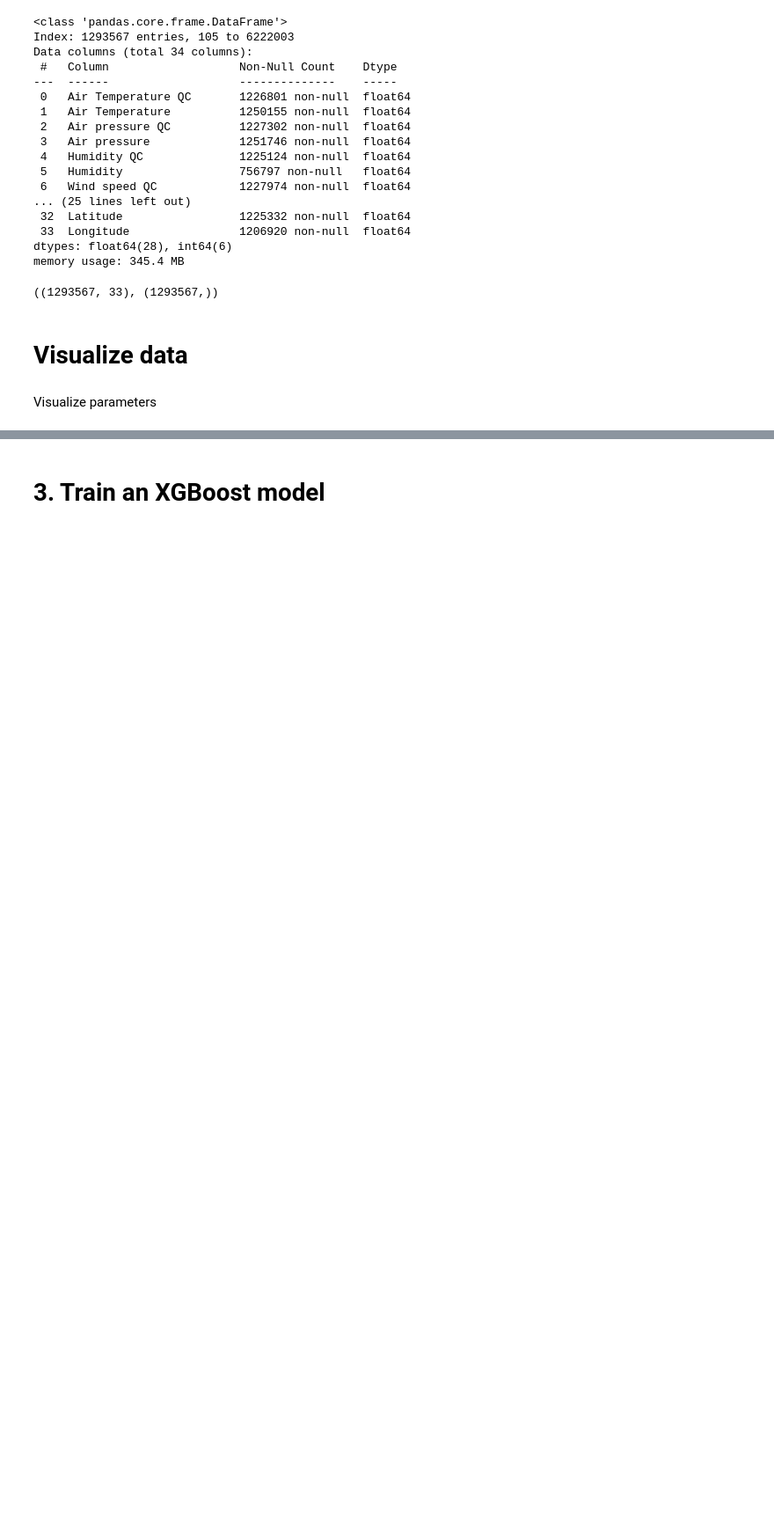
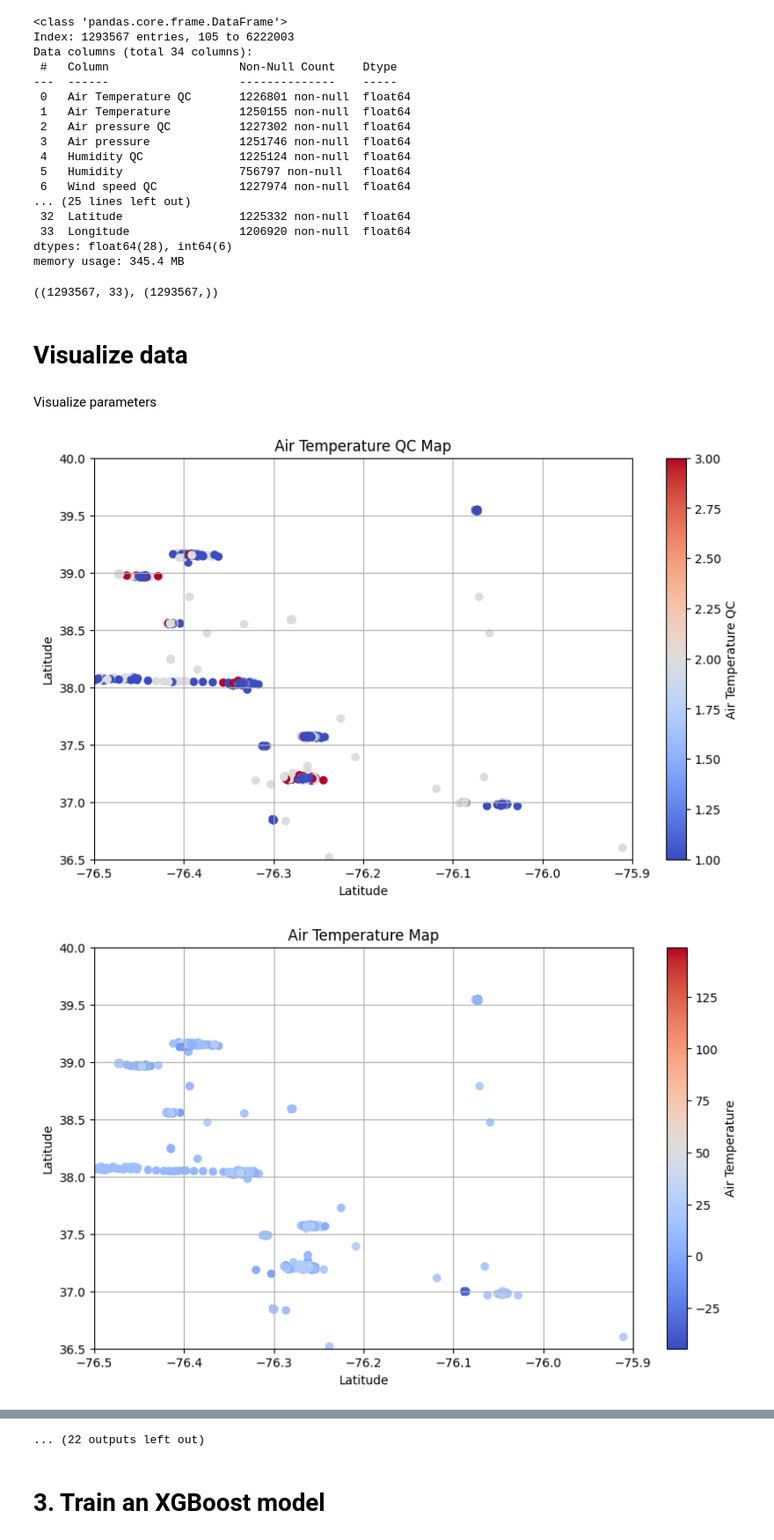
Before and after one commit to pushkarsathe89/na-erdos-fellows-monorepo, a Jupyter notebook: notebooks/plankton-patrol_ChesapeakeBayProject-bouys.ipynb, the cells around one changed output, grey strips where cells are left out. Shown at 88% size. Saved outputs shown, nothing was run; the diff lists cells and outputs as text; code cells hidden in the pictures; blank space fills up the shorter version.

```diff
--- a/notebooks/plankton-patrol_ChesapeakeBayProject-bouys.ipynb
+++ b/notebooks/plankton-patrol_ChesapeakeBayProject-bouys.ipynb
@@ -197,7 +213,9 @@ def visualize_param_map(df, parameter, path):
     scatter = plt.scatter(longitude, latitude, c=cha, cmap='coolwarm', marker='o')
 
     # Add a color bar
-    plt.colorbar(scatter, label='Chlorophyll')
+    plt.colorbar(scatter, label=f'{parameter}')
+    plt.xlim(-76.5, -75.9)
+    plt.ylim(36.5, 40)
 
     # Add labels and title
     plt.title(f'{parameter} Map')
@@ -213,19 +231,22 @@ Visualize parameters
 # %%
 listparams =['Air Temperature QC', 'Air Temperature',
        'Air pressure QC', 'Air pressure', 'Humidity QC', 'Humidity',
        'Wind speed QC', 'Wind speed', 'Wind Direction QC', 'Wind Direction',
        'Latitude', 'Longitude', 'Temperature QC', 'Temperature',
        'Salinity QC', 'Salinity', 'Chlorophyll QC', 'Chlorophyll',
        'Turbidity QC', 'Turbidity', 'Oxygen QC', 'Oxygen', 'Waves QC',
        'Significant wave height', 'Wave from direction', 'Wave period',
        'North surface currents', 'East surface currents', 'Sample_year',
        'Sample_month', 'Sample_day', 'Sample_hour', 'Sample_minute',
        'Sample_second']
 
 
 import os
 path = "../data/visualizations/buoys"
-# if not os.path.exists(path):
-#        os.mkdir(path)
-# for p in listparams:
-#     visualize_param_map(data_clean, p, os.path.join(path, f"{p}.png"))
+if not os.path.exists(path):
+       os.mkdir(path)
+for p in listparams:
+    visualize_param_map(data_clean, p, os.path.join(path, f"{p}.png"))
+# %% [output]
+[figure, added]
+[figure, added]
@@ -232,3 +263,4 @@ path = "../data/visualizations/buoys"
+... (22 outputs left out)
 # %%
 # X_train, X_test, y_train, y_test = train_test_split(X, y, test_size=0.2, random_state=42)
 # %% [markdown]
```
Also changed, not shown: parts of 4 cells of this notebook, 3 other files.
